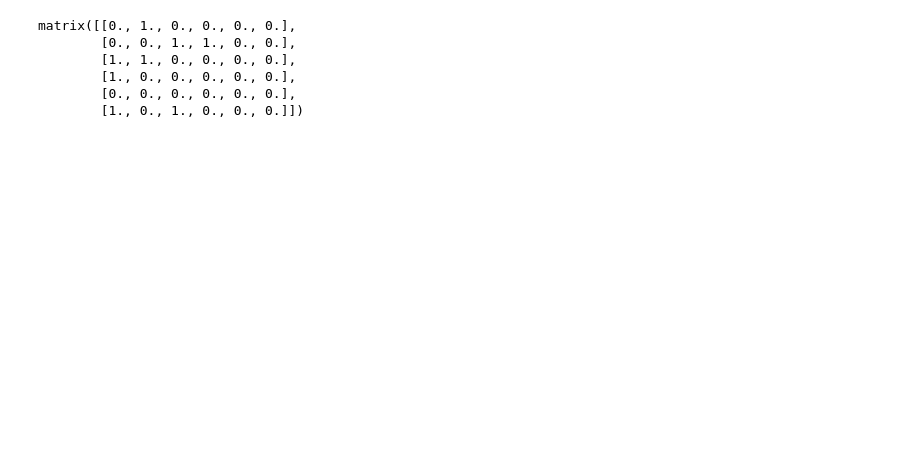
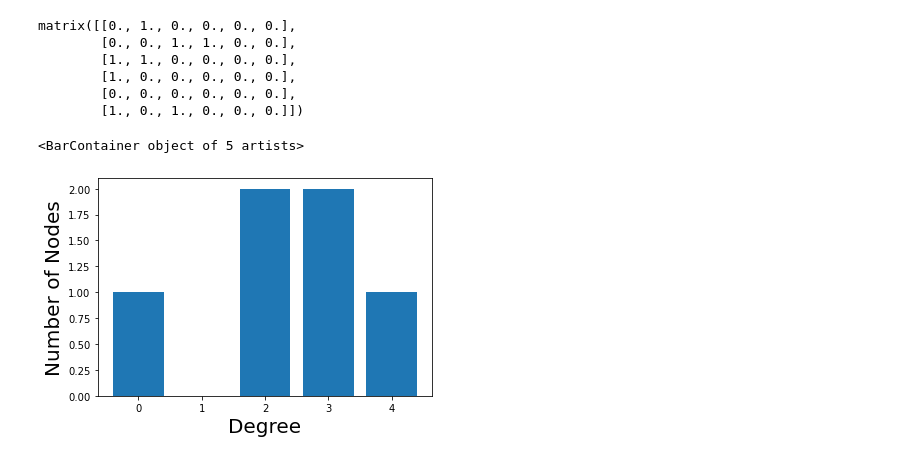
Before and after one commit to AnDrEwHaLiEm/Jupyter_Anaconda, a Jupyter notebook: lastTask.ipynb, the cells around one changed output. Cells and saved outputs as stored; diff of their text form; code cells hidden in the pictures; blank space fills up the shorter version.

```diff
--- a/lastTask.ipynb
+++ b/lastTask.ipynb
@@ -42,3 +89,15 @@ matrix([[0., 1., 0., 0., 0., 0.],
         [1., 0., 0., 0., 0., 0.],
         [0., 0., 0., 0., 0., 0.],
         [1., 0., 1., 0., 0., 0.]])
+# %%
+degree_sequence = [g.degree(n) for n in g.nodes]
+degree_counts = Counter(degree_sequence)
+min_degree, max_degree = min(degree_counts.keys()), max(degree_counts.keys())
+plt.xlabel("Degree", fontsize=20)
+plt.ylabel("Number of Nodes", fontsize=20)
+plot_x = list(range(min_degree, max_degree + 1))
+plot_y = [degree_counts.get(x, 0) for x in plot_x]
+plt.bar(plot_x, plot_y)
+# %% [output]
+<BarContainer object of 5 artists>
+[figure, added]
```
Also changed, not shown: parts of 7 cells of this notebook.
